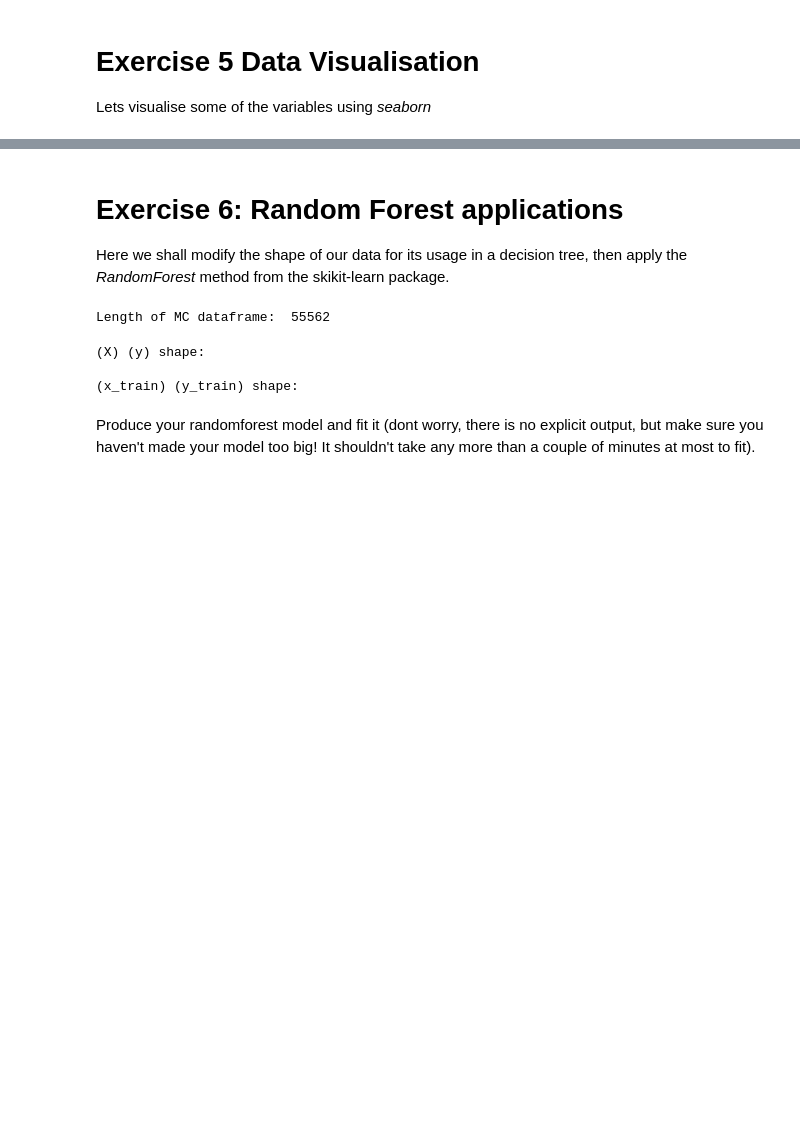
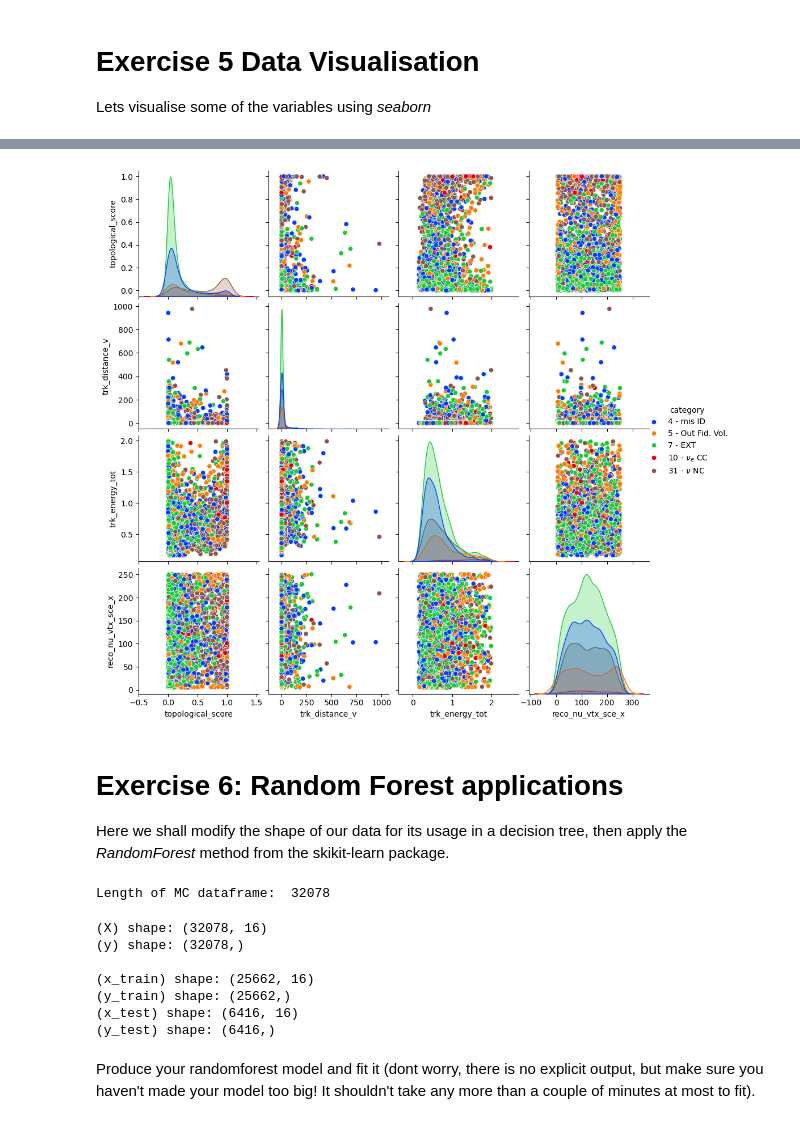
Before and after one commit to JungleMan796/MicroBooNE, a Jupyter notebook: MainAnalysis_template.ipynb, the cells around one changed output, grey strips where cells are left out. Cells and saved outputs as stored; diff of their text form; code cells hidden in the pictures; blank space fills up the shorter version.

```diff
--- a/MainAnalysis_template.ipynb
+++ b/MainAnalysis_template.ipynb
@@ -143,5 +148,39 @@ for t, l in zip(fig._legend.texts, ptype):
 # %%
 # Create a deep copy of MC_EXT_VIS without signal events
+import pandas as pd
+import seaborn as sns
+import matplotlib.pyplot as plt
+
+MC_EXT_BG = MC_EXT_VIS.copy(deep=True)
+MC_EXT_BG = MC_EXT_BG[MC_EXT_BG['category'] != 21]
+
+variable_list = ['category', 'topological_score', 'trk_distance_v',
+                 'trk_energy_tot', 'reco_nu_vtx_sce_x']
+
+# ❶ 图例文本：与当前5类一一对应，最后一个改为 ν NC
+ptype = [r"mis ID", r"Out Fid. Vol.", r"EXT", r"$\nu_e$ CC", r"$\nu$ NC"]
+
+# ❷ 只把 category==31 设为棕色，其它颜色保持 'bright'
+#    先按出现顺序/排序得到类别列表
+hue_order = sorted(MC_EXT_BG['category'].unique())
+base_colors = sns.color_palette('bright', n_colors=len(hue_order))
+# 构造映射：默认 bright 颜色，然后把 31 改成棕色
+palette_map = {c: col for c, col in zip(hue_order, base_colors)}
+palette_map[31] = '#8c564b'  # 棕色（与常见图例一致）
+
+# 绘图
+fig = sns.pairplot(MC_EXT_BG[variable_list], hue='category',
+                   hue_order=hue_order, palette=palette_map, diag_kind='kde')
+
+fig._legend.set_bbox_to_anchor((1.05, 0.5))
+
+# 图例文字（长度与图例项一致）
+for t, l in zip(fig._legend.texts, ptype):
+    t.set_text(str(t.get_text()) + " - " + str(l))
+
+plt.show()
+# %% [output]
+[figure, added]
 # %%
 # Plot your background events using sns.pairplot
 
@@ -165,31 +204,42 @@ MC_EXT_ML = MC_EXT.sample(int(len(MC_EXT)/10))
 
 
 # Remove muon neutrino and electron neutrino events.
+MC_EXT_ML = MC_EXT_ML[~MC_EXT_ML['category'].isin([10, 21])]
+# We did this to remove the dominant signal events and focus on background classification.
 
 # Print length of dataframe,, with length N
 print("Length of MC dataframe: ", len(MC_EXT_ML))
 # %% [output]
-Length of MC dataframe:  55562
+Length of MC dataframe:  32078
 # %%
-# Setting up input parameters for random forest.
+# Setting up input parameters for Random Forest
 X = MC_EXT_ML[features]
-y = np.array(MC_EXT_ML['category'])
+y = np.array(MC_EXT_ML['category'])  # 也可以写成 y = MC_EXT_ML['category'].to_numpy()
 
-# Display shape of X and y, should be (N, 16) (N) where is number of samples.
-print("(X) (y) shape:")
-##print()
+# Display shape of X and y
+print("(X) shape:", X.shape)
+print("(y) shape:", y.shape)
 
-# Then split the data up into a "training set" and "test set" using train_test_split.
-# Keep the random_state=1 in your arguments
-##x_train, x_test, y_train, y_test = train_test_split(random_state=1) # 80/20 training/test split
+# Split the data into training and testing sets (80/20)
+from sklearn.model_selection import train_test_split
 
-# Print the shape, should now be
-print("\n(x_train) (y_train) shape: ")
-##print()
+x_train, x_test, y_train, y_test = train_test_split(
+    X, y, test_size=0.2, random_state=1
+)
+
+# Print shapes of the training and test sets
+print("\n(x_train) shape:", x_train.shape)
+print("(y_train) shape:", y_train.shape)
+print("(x_test) shape:", x_test.shape)
+print("(y_test) shape:", y_test.shape)
 # %% [output]
-(X) (y) shape:
+(X) shape: (32078, 16)
+(y) shape: (32078,)
 
-(x_train) (y_train) shape:
+(x_train) shape: (25662, 16)
+(y_train) shape: (25662,)
+(x_test) shape: (6416, 16)
+(y_test) shape: (6416,)
 # %% [markdown]
 Produce your randomforest model and fit it (dont worry, there is no explicit output, but make sure you haven't made your model too big! It shouldn't take any more than a couple of minutes at most to fit).
 # %%
```
Also changed, not shown: parts of 16 cells of this notebook.
